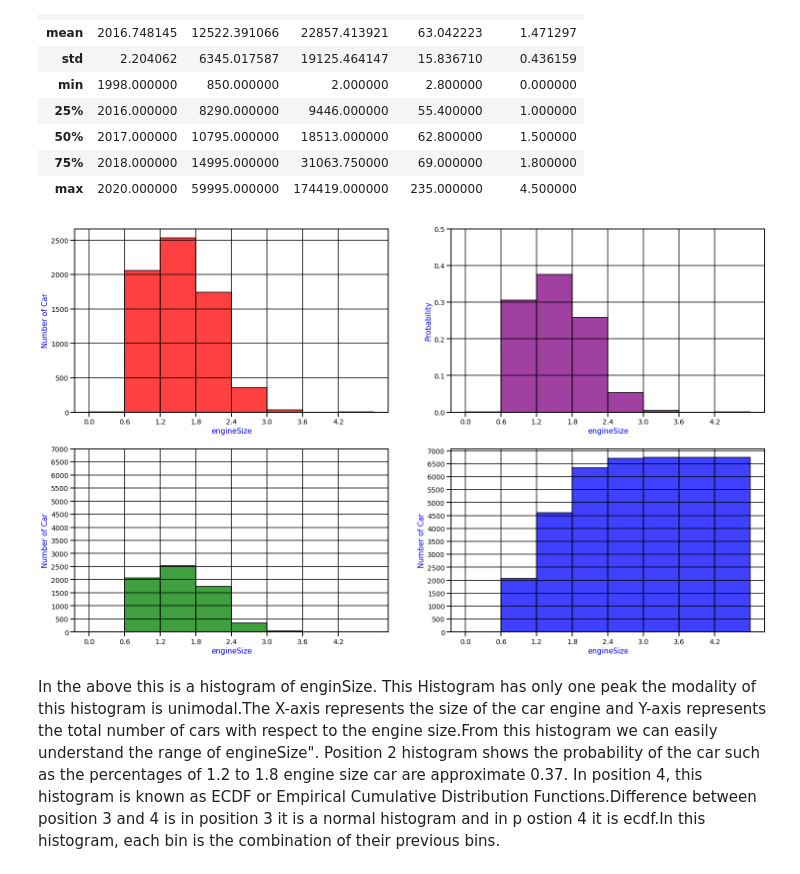
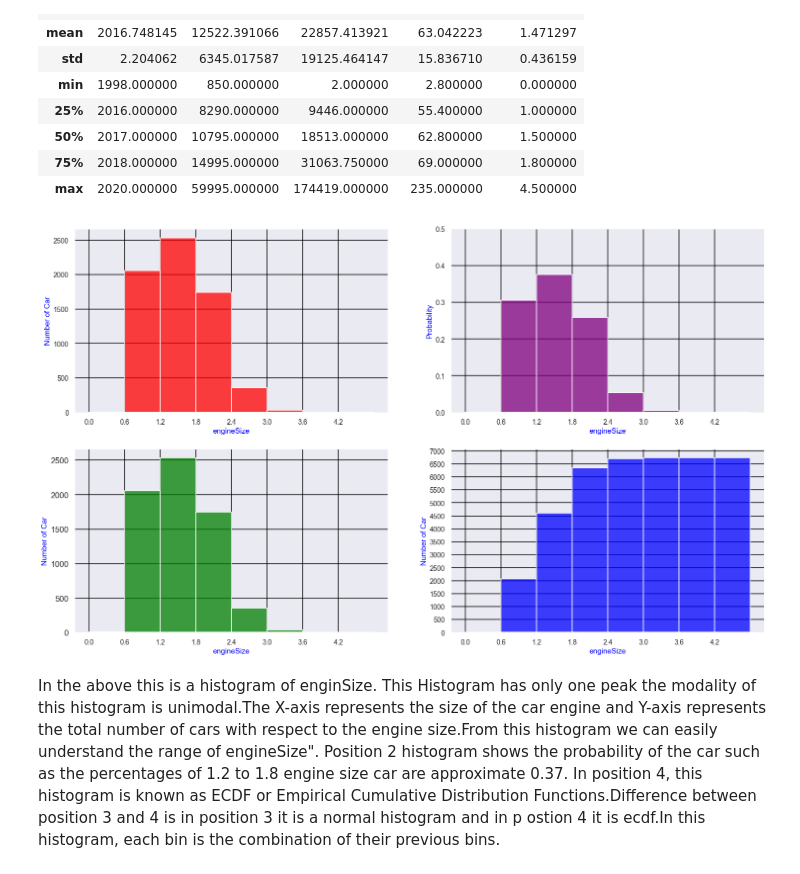
Before and after one commit to Sourish8/toyota_used_car_analysis-, a Jupyter notebook: toyota_used_car_EDA.ipynb, the cells around one changed output. Cells and saved outputs as stored; diff of their text form; code cells hidden in the pictures.

```diff
--- a/toyota_used_car_EDA.ipynb
+++ b/toyota_used_car_EDA.ipynb
@@ -5,6 +5,7 @@ import pandas as pd
 import matplotlib.pyplot as plt
 import seaborn as sns
 sns.set_context('talk')
+sns.set_style("darkgrid")
 # %% [markdown]
 **Read CSV file as Pandas Dataframe.**
 # %%
@@ -277,35 +278,35 @@ plt.grid(color="Black")
 
 
 plt.subplot(2,2,2)
 sns.histplot(x = "engineSize", data=df, binwidth= 0.6, color="purple", stat = "probability")
 plt.xticks(np.arange(df["engineSize"].min(),df["engineSize"].max(), 0.6 ), fontsize = 14)
 plt.yticks(np.arange(0, 0.6, 0.1),fontsize = 14)
 plt.xlabel("engineSize", fontsize = 15, color = "Blue")
 plt.ylabel("Probability", fontsize = 15, color = "Blue") #rename the variable of y axis and change the fontsize and cover it.
 plt.grid(color="Black")
 
 
 plt.subplot(2,2,3)
 sns.histplot(x = "engineSize", data=df, binwidth= 0.6, color="Green")
 plt.xticks(np.arange(df["engineSize"].min(),df["engineSize"].max(), 0.6 ), fontsize = 14) # "np.arange" is used for arrange the value of x axis
-plt.yticks(np.arange(0,7500,500),fontsize = 14)
+
 plt.xlabel("engineSize", fontsize = 15, color = "Blue")
 plt.ylabel("Number of Car", fontsize = 15, color = "Blue")
 plt.grid(color="Black")
 
 
 plt.subplot(2,2,4)
 sns.histplot(x = "engineSize", data=df, binwidth= 0.6, color="blue" ,cumulative=True) #"cumulative = True " is used for ecdf
 plt.xticks(np.arange(df["engineSize"].min(),df["engineSize"].max(), 0.6 ), fontsize = 14)
 plt.yticks(np.arange(0,7500,500),fontsize = 14)
 plt.xlabel("engineSize", fontsize = 15, color = "Blue")
 plt.ylabel("Number of Car", fontsize = 15, color = "Blue")
 plt.grid(color="Black")
 
 
 plt.show()
 # %% [output]
-[figure, old version]
+[figure, new version]
 # %% [markdown]
 In the above this is a histogram of enginSize. This Histogram has only one peak the modality of this histogram is unimodal.The X-axis represents the size of the car engine and Y-axis represents the total number of cars with respect to the engine size.From this histogram we can easily understand the range of engineSize".
 Position 2  histogram shows the probability of the car such as the percentages of 1.2 to 1.8 engine size car are approximate 0.37.
```
Also changed, not shown: parts of 25 cells of this notebook.
